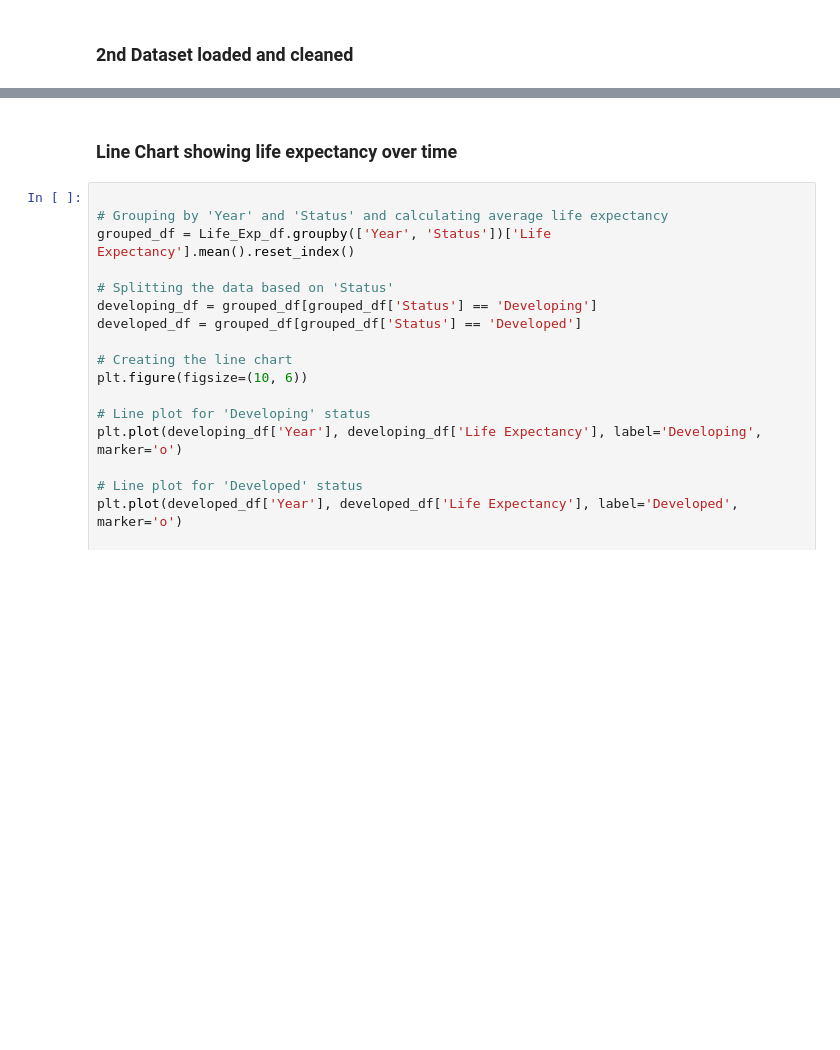
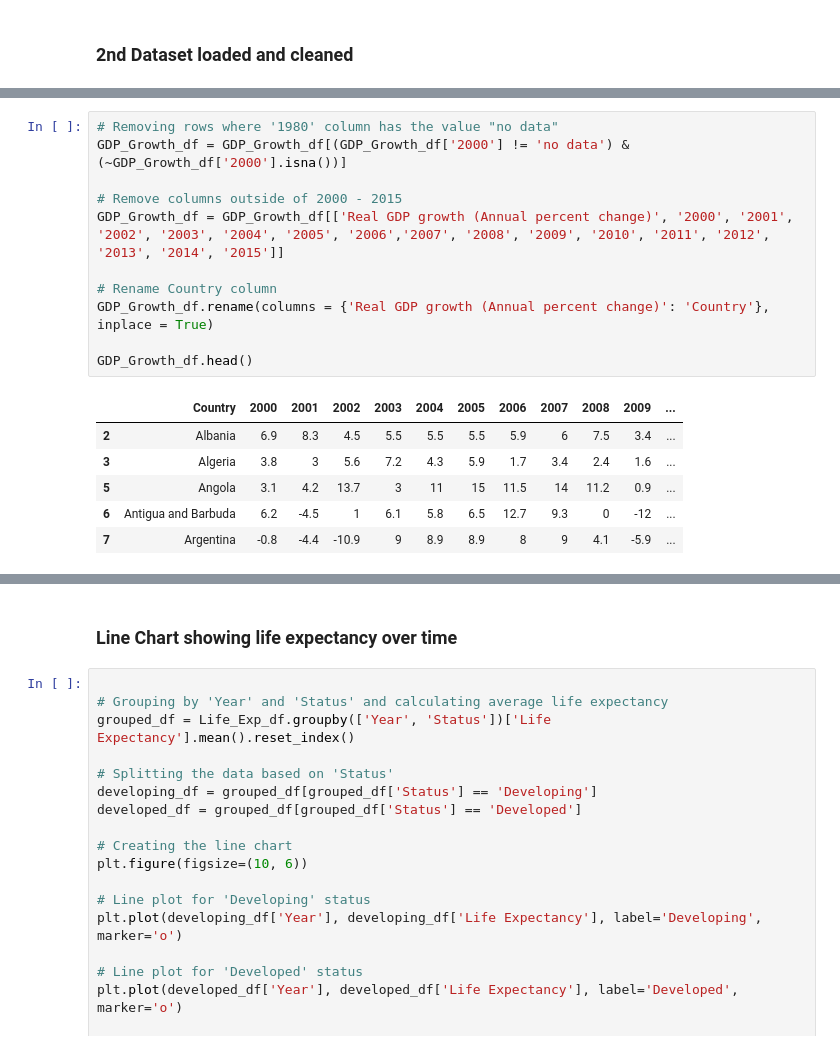
Before and after one commit to JNorthData/Life_Expectancy, a Jupyter notebook: life-expectancy.ipynb, the cells around one changed output, grey strips where cells are left out. Cells and saved outputs as stored; diff of their text form; blank space fills up the shorter version.

```diff
--- a/life-expectancy.ipynb
+++ b/life-expectancy.ipynb
@@ -55,0 +78,18 @@ GDP_Growth_df.tail()
+# %%
+# Removing rows where '1980' column has the value "no data"
+GDP_Growth_df = GDP_Growth_df[(GDP_Growth_df['2000'] != 'no data') & (~GDP_Growth_df['2000'].isna())]
+
+# Remove columns outside of 2000 - 2015
+GDP_Growth_df = GDP_Growth_df[['Real GDP growth (Annual percent change)', '2000', '2001', '2002', '2003', '2004', '2005', '2006','2007', '2008', '2009', '2010', '2011', '2012', '2013', '2014', '2015']]
+
+# Rename Country column
+GDP_Growth_df.rename(columns = {'Real GDP growth (Annual percent change)': 'Country'}, inplace = True)
+
+GDP_Growth_df.head()
+# %% [output]
+|  | Country | 2000 | 2001 | 2002 | 2003 | 2004 | 2005 | 2006 | 2007 | 2008 | 2009 | ... |
+| 2 | Albania | 6.9 | 8.3 | 4.5 | 5.5 | 5.5 | 5.5 | 5.9 | 6 | 7.5 | 3.4 | ... |
+| 3 | Algeria | 3.8 | 3 | 5.6 | 7.2 | 4.3 | 5.9 | 1.7 | 3.4 | 2.4 | 1.6 | ... |
+| 5 | Angola | 3.1 | 4.2 | 13.7 | 3 | 11 | 15 | 11.5 | 14 | 11.2 | 0.9 | ... |
+| 6 | Antigua and Barbuda | 6.2 | -4.5 | 1 | 6.1 | 5.8 | 6.5 | 12.7 | 9.3 | 0 | -12 | ... |
+| 7 | Argentina | -0.8 | -4.4 | -10.9 | 9 | 8.9 | 8.9 | 8 | 9 | 4.1 | -5.9 | ... |
```
Also changed, not shown: parts of 10 cells of this notebook.
